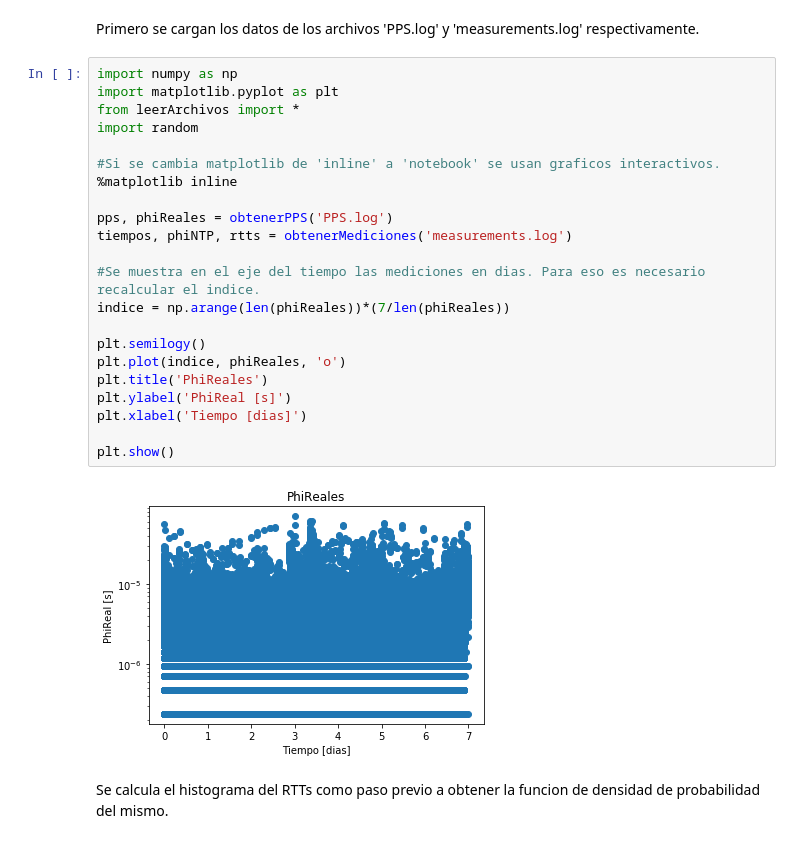
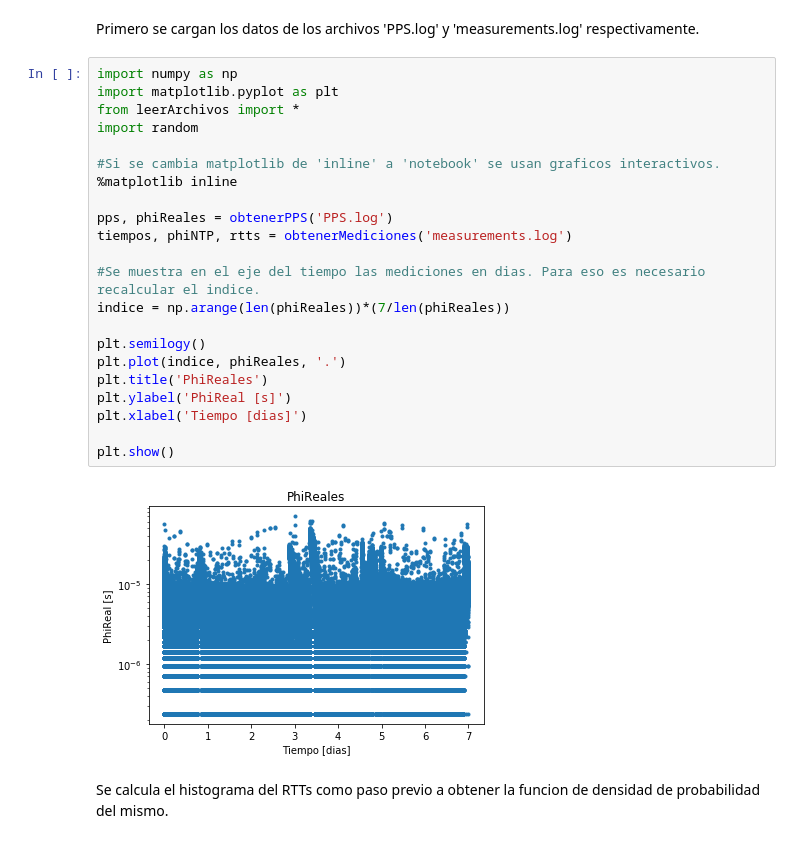
Before and after one commit to MarcosPernica/AnalisisNTP4, a Jupyter notebook: AnalisisNTP4.ipynb, the cells around one changed output. Saved outputs shown, nothing was run; the diff lists cells and outputs as text.

```diff
--- a/AnalisisNTP4.ipynb
+++ b/AnalisisNTP4.ipynb
@@ -3,27 +3,27 @@ Primero se cargan los datos de los archivos 'PPS.log' y 'measurements.log' respe
 # %%
 import numpy as np
 import matplotlib.pyplot as plt
 from leerArchivos import *
 import random
 
 #Si se cambia matplotlib de 'inline' a 'notebook' se usan graficos interactivos.
 %matplotlib inline
 
 pps, phiReales = obtenerPPS('PPS.log')
 tiempos, phiNTP, rtts = obtenerMediciones('measurements.log')
 
 #Se muestra en el eje del tiempo las mediciones en dias. Para eso es necesario recalcular el indice.
 indice = np.arange(len(phiReales))*(7/len(phiReales))
 
 plt.semilogy()
-plt.plot(indice, phiReales, 'o')
+plt.plot(indice, phiReales, '.')
 plt.title('PhiReales')
 plt.ylabel('PhiReal [s]')
 plt.xlabel('Tiempo [dias]')
 
 plt.show()
 # %% [output]
-[figure, old version]
+[figure, new version]
 # %% [markdown]
 Se calcula el histograma del RTTs como paso previo a obtener la funcion de densidad de probabilidad del mismo.
 # %%
```
Also changed, not shown: parts of 3 cells of this notebook, 1 other file.
